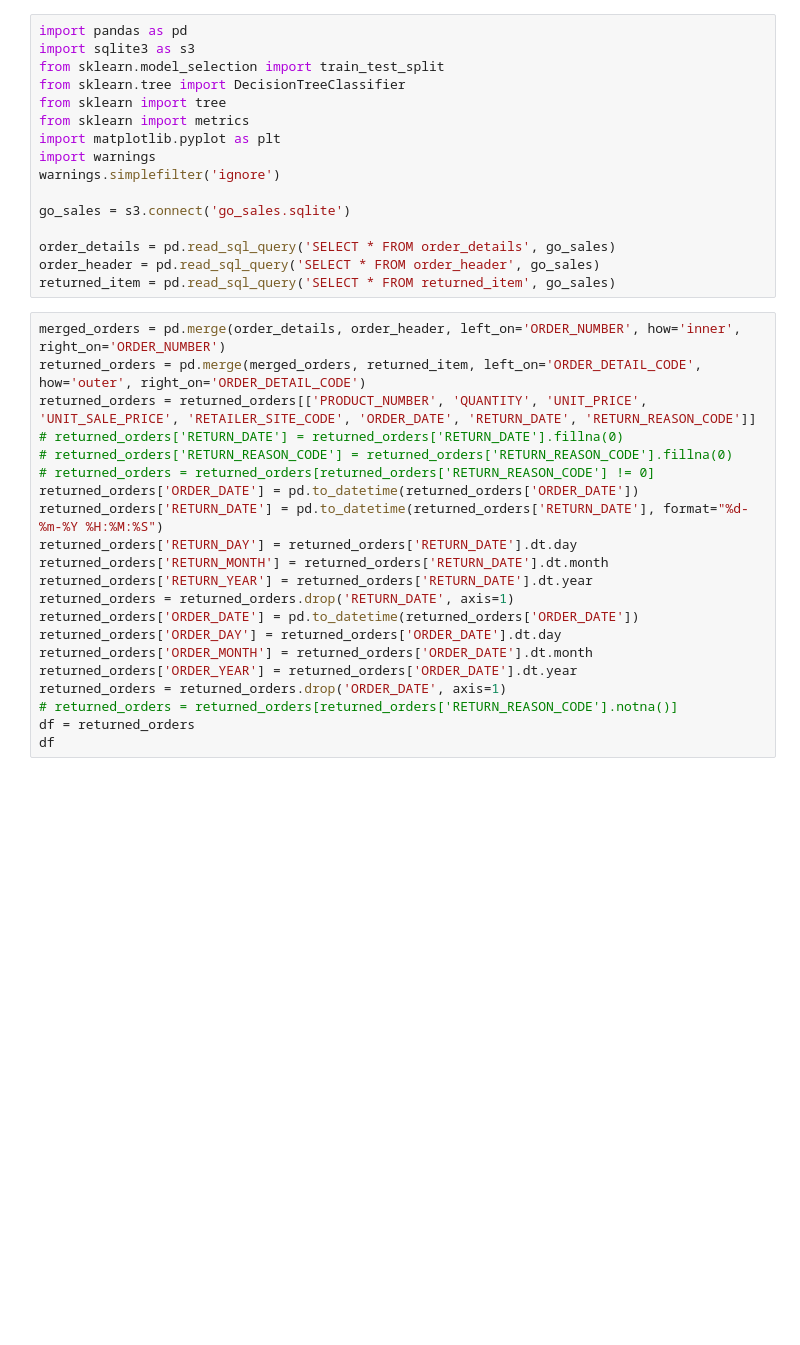
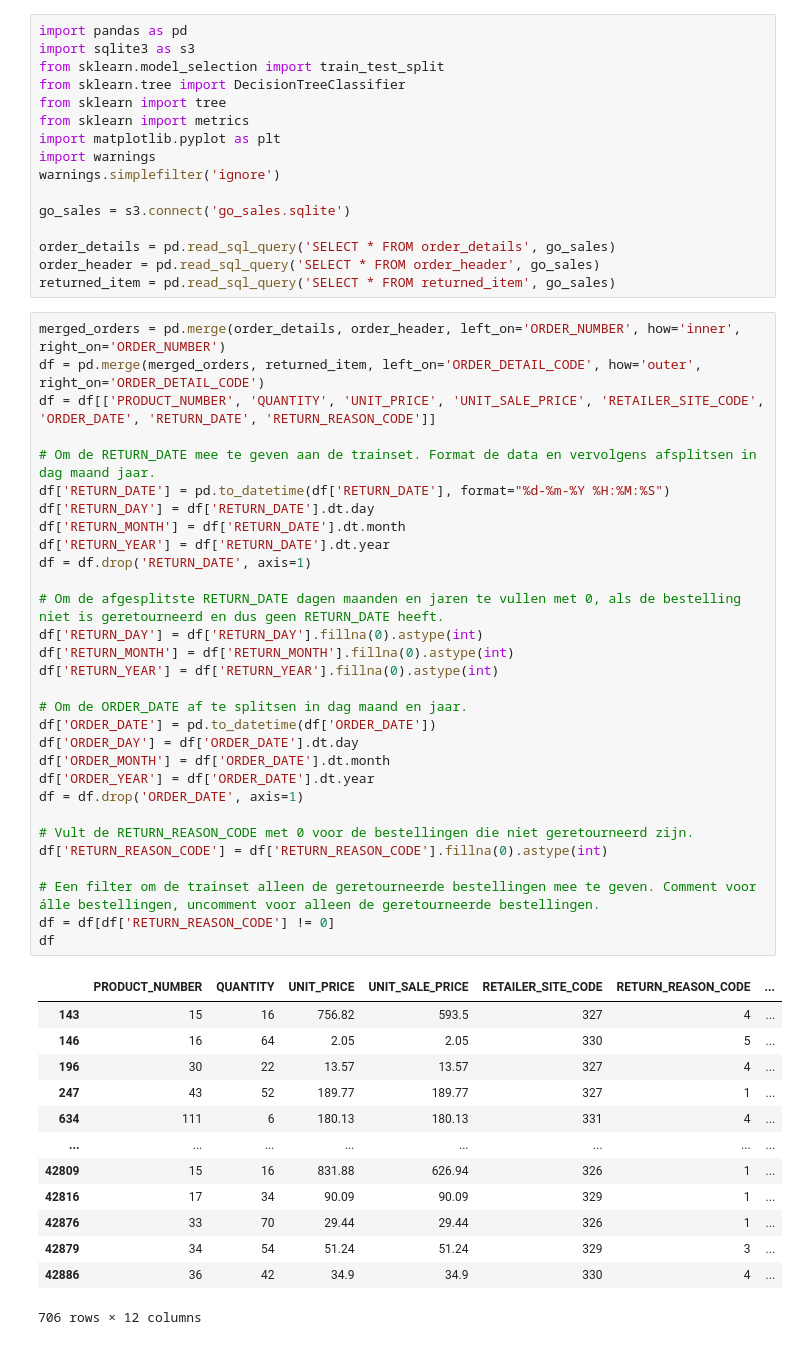
Before and after one commit to david1law/DEDS_Portfolio, a Jupyter notebook: Practicum_8.2_Opdrachten.ipynb, the cells around one changed output. Cells and saved outputs as stored; diff of their text form; blank space fills up the shorter version.

```diff
--- a/Practicum_8.2_Opdrachten.ipynb
+++ b/Practicum_8.2_Opdrachten.ipynb
@@ -16,25 +16,48 @@ order_header = pd.read_sql_query('SELECT * FROM order_header', go_sales)
 returned_item = pd.read_sql_query('SELECT * FROM returned_item', go_sales)
 # %%
 merged_orders = pd.merge(order_details, order_header, left_on='ORDER_NUMBER', how='inner', right_on='ORDER_NUMBER')
-returned_orders = pd.merge(merged_orders, returned_item, left_on='ORDER_DETAIL_CODE', how='outer', right_on='ORDER_DETAIL_CODE')
-returned_orders = returned_orders[['PRODUCT_NUMBER', 'QUANTITY', 'UNIT_PRICE', 'UNIT_SALE_PRICE', 'RETAILER_SITE_CODE', 'ORDER_DATE', 'RETURN_DATE', 'RETURN_REASON_CODE']]
-# returned_orders['RETURN_DATE'] = returned_orders['RETURN_DATE'].fillna(0)
-# returned_orders['RETURN_REASON_CODE'] = returned_orders['RETURN_REASON_CODE'].fillna(0)
-# returned_orders = returned_orders[returned_orders['RETURN_REASON_CODE'] != 0]
-returned_orders['ORDER_DATE'] = pd.to_datetime(returned_orders['ORDER_DATE'])
-returned_orders['RETURN_DATE'] = pd.to_datetime(returned_orders['RETURN_DATE'], format="%d-%m-%Y %H:%M:%S")
-returned_orders['RETURN_DAY'] = returned_orders['RETURN_DATE'].dt.day
-returned_orders['RETURN_MONTH'] = returned_orders['RETURN_DATE'].dt.month
-returned_orders['RETURN_YEAR'] = returned_orders['RETURN_DATE'].dt.year
-returned_orders = returned_orders.drop('RETURN_DATE', axis=1)
-returned_orders['ORDER_DATE'] = pd.to_datetime(returned_orders['ORDER_DATE'])
-returned_orders['ORDER_DAY'] = returned_orders['ORDER_DATE'].dt.day
-returned_orders['ORDER_MONTH'] = returned_orders['ORDER_DATE'].dt.month
-returned_orders['ORDER_YEAR'] = returned_orders['ORDER_DATE'].dt.year
-returned_orders = returned_orders.drop('ORDER_DATE', axis=1)
-# returned_orders = returned_orders[returned_orders['RETURN_REASON_CODE'].notna()]
-df = returned_orders
+df = pd.merge(merged_orders, returned_item, left_on='ORDER_DETAIL_CODE', how='outer', right_on='ORDER_DETAIL_CODE')
+df = df[['PRODUCT_NUMBER', 'QUANTITY', 'UNIT_PRICE', 'UNIT_SALE_PRICE', 'RETAILER_SITE_CODE', 'ORDER_DATE', 'RETURN_DATE', 'RETURN_REASON_CODE']]
+
+# Om de RETURN_DATE mee te geven aan de trainset. Format de data en vervolgens afsplitsen in dag maand jaar.
+df['RETURN_DATE'] = pd.to_datetime(df['RETURN_DATE'], format="%d-%m-%Y %H:%M:%S")
+df['RETURN_DAY'] = df['RETURN_DATE'].dt.day
+df['RETURN_MONTH'] = df['RETURN_DATE'].dt.month
+df['RETURN_YEAR'] = df['RETURN_DATE'].dt.year
+df = df.drop('RETURN_DATE', axis=1)
+
+# Om de afgesplitste RETURN_DATE dagen maanden en jaren te vullen met 0, als de bestelling niet is geretourneerd en dus geen RETURN_DATE heeft.
+df['RETURN_DAY'] = df['RETURN_DAY'].fillna(0).astype(int)
+df['RETURN_MONTH'] = df['RETURN_MONTH'].fillna(0).astype(int)
+df['RETURN_YEAR'] = df['RETURN_YEAR'].fillna(0).astype(int)
+
+# Om de ORDER_DATE af te splitsen in dag maand en jaar.
+df['ORDER_DATE'] = pd.to_datetime(df['ORDER_DATE'])
+df['ORDER_DAY'] = df['ORDER_DATE'].dt.day
+df['ORDER_MONTH'] = df['ORDER_DATE'].dt.month
+df['ORDER_YEAR'] = df['ORDER_DATE'].dt.year
+df = df.drop('ORDER_DATE', axis=1)
+
+# Vult de RETURN_REASON_CODE met 0 voor de bestellingen die niet geretourneerd zijn.
+df['RETURN_REASON_CODE'] = df['RETURN_REASON_CODE'].fillna(0).astype(int)
+
+# Een filter om de trainset alleen de geretourneerde bestellingen mee te geven. Comment voor álle bestellingen, uncomment voor alleen de geretourneerde bestellingen.
+df = df[df['RETURN_REASON_CODE'] != 0]
 df
+# %% [output]
+|  | PRODUCT_NUMBER | QUANTITY | UNIT_PRICE | UNIT_SALE_PRICE | RETAILER_SITE_CODE | RETURN_REASON_CODE | ... |
+| 143 | 15 | 16 | 756.82 | 593.5 | 327 | 4 | ... |
+| 146 | 16 | 64 | 2.05 | 2.05 | 330 | 5 | ... |
+| 196 | 30 | 22 | 13.57 | 13.57 | 327 | 4 | ... |
+| 247 | 43 | 52 | 189.77 | 189.77 | 327 | 1 | ... |
+| 634 | 111 | 6 | 180.13 | 180.13 | 331 | 4 | ... |
+| ... | ... | ... | ... | ... | ... | ... | ... |
+| 42809 | 15 | 16 | 831.88 | 626.94 | 326 | 1 | ... |
+| 42816 | 17 | 34 | 90.09 | 90.09 | 329 | 1 | ... |
+| 42876 | 33 | 70 | 29.44 | 29.44 | 326 | 1 | ... |
+| 42879 | 34 | 54 | 51.24 | 51.24 | 329 | 3 | ... |
+| 42886 | 36 | 42 | 34.9 | 34.9 | 330 | 4 | ... |
+706 rows × 12 columns
 # %%
 x = df.drop('RETURN_REASON_CODE', axis = 1)
 y = df.loc[:, ['RETURN_REASON_CODE']]
```
Also changed, not shown: parts of 4 cells of this notebook.
